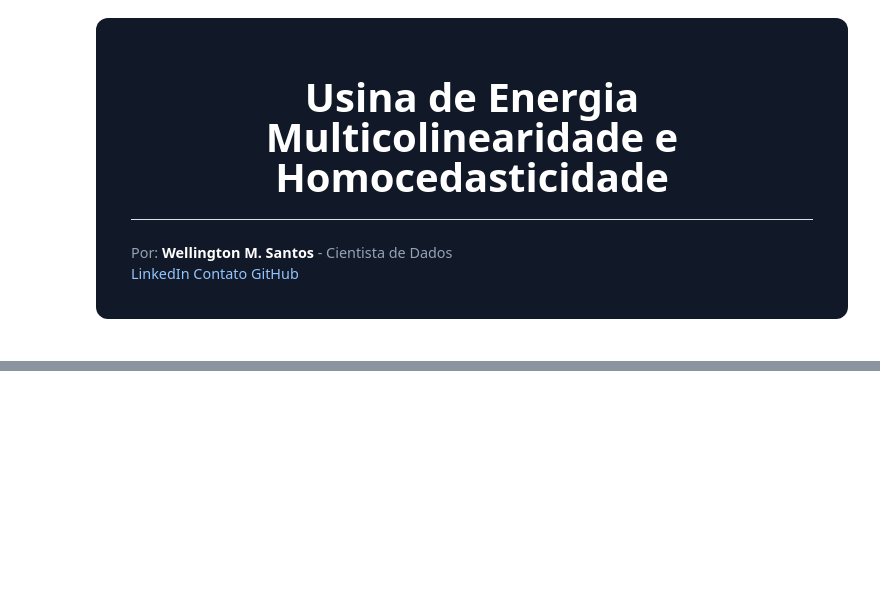
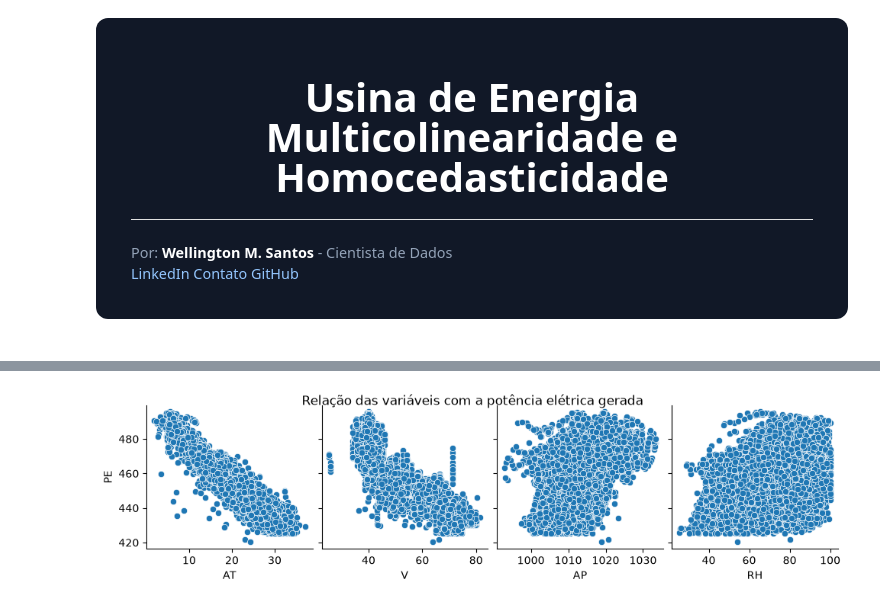
Before and after one commit to esscova/data-trivium, a Jupyter notebook: Machine Learning/Testando Relações com Regressão Linear/usina de energia - multicolinearidade e homocedasticidade.ipynb, the cells around one changed output, grey strips where cells are left out. Saved outputs shown, nothing was run; the diff lists cells and outputs as text; code cells hidden in the pictures; blank space fills up the shorter version.

Commit message:
feat(Machine Learning): finalizado projeto usina proposto no curso

```diff
--- a/Machine Learning/Testando Relações com Regressão Linear/usina de energia - multicolinearidade e homocedasticidade.ipynb
+++ b/Machine Learning/Testando Relações com Regressão Linear/usina de energia - multicolinearidade e homocedasticidade.ipynb
@@ -58,0 +99,9 @@
+# %%
+try:
+    dados = pd.read_csv("usina.csv")
+    print(' - DADOS CARREGADOS -')
+
+except FileNotFoundError:
+    print("Arquivo não encontrado, verifique o caminho")
+except Exception as e:
+    print(f'Erro: {str(e)}')
@@ -58,0 +171,6 @@
+# %%
+sns.pairplot(dados, y_vars='PE', x_vars=['AT', 'V', 'AP', 'RH'])
+plt.suptitle('Relação das variáveis com a potência elétrica gerada', y=1.02)
+plt.show()
+# %% [output]
+[figure, added]
```
Also changed, not shown: parts of 39 cells of this notebook.
